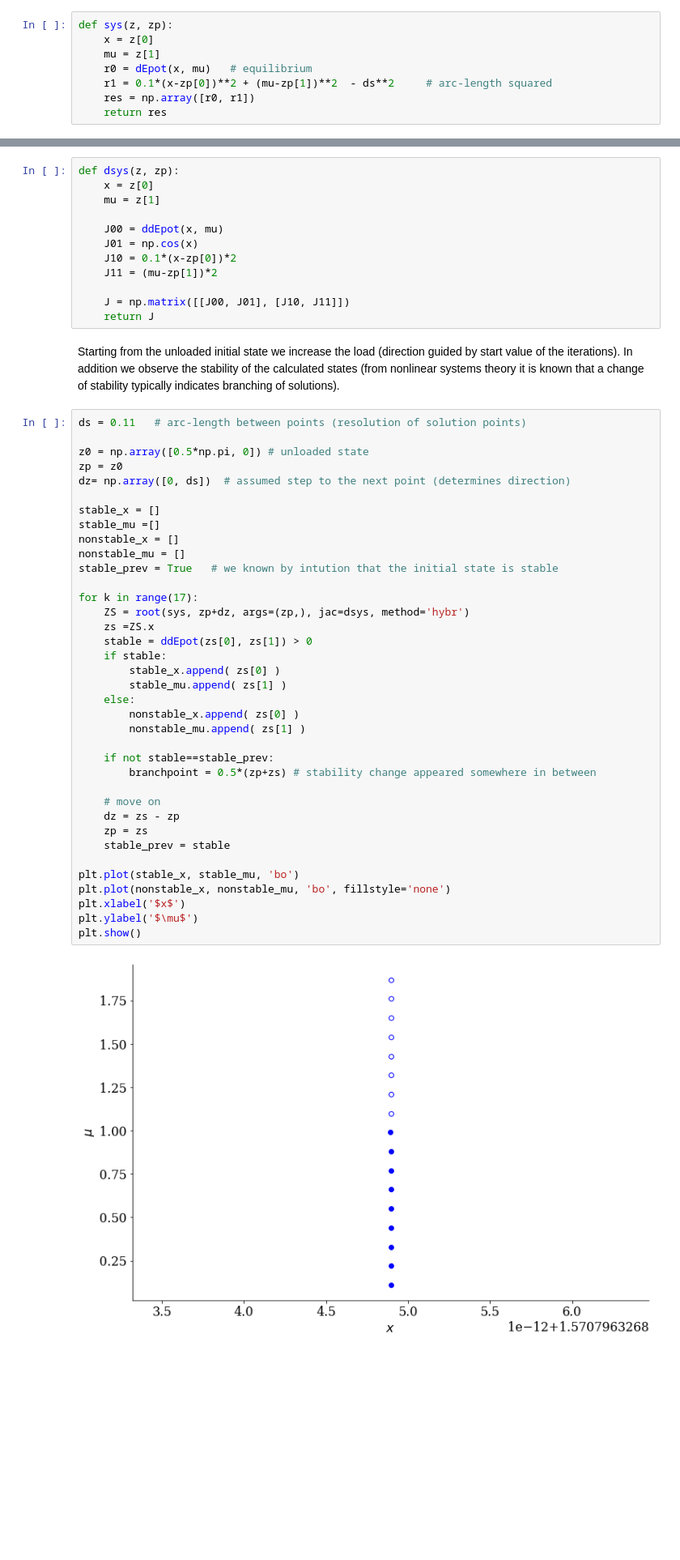
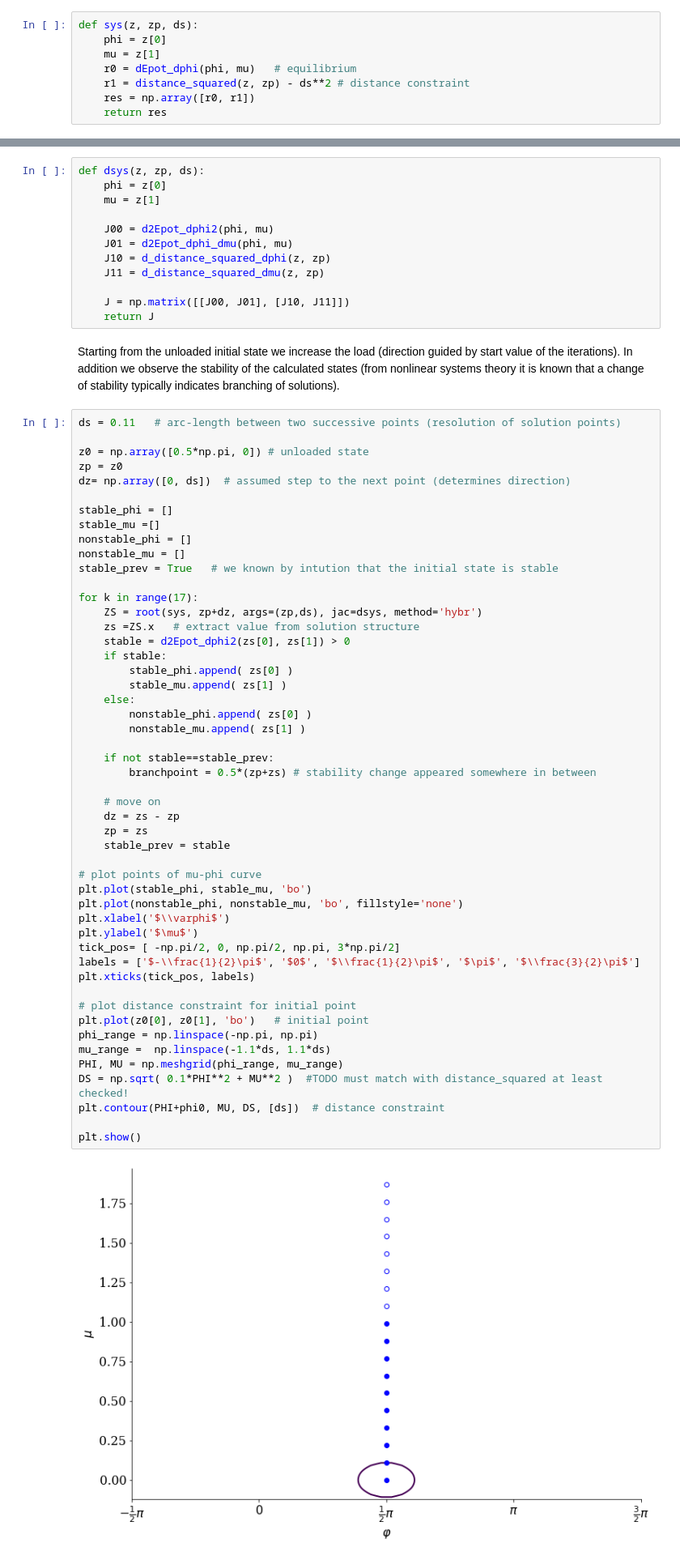
Before and after one commit to nagelt/Numerical_Methods_Introduction, a Jupyter notebook: 04d_Newton_arclength.ipynb, the cells around one changed output, grey strips where cells are left out. Shown: that part at 81% size. Drawn from its saved outputs; the diff is of its cells as text; blank space fills up the shorter version.

```diff
--- a/04d_Newton_arclength.ipynb
+++ b/04d_Newton_arclength.ipynb
@@ -84,11 +92,11 @@ Now it is time for the clever move, instead of solving for $x$ with the fixed pa
 # %% [markdown]
 The extended system (two equations for two unknowns), we have to solve, reads
 # %%
-def sys(z, zp):
-    x = z[0]
+def sys(z, zp, ds):
+    phi = z[0]
     mu = z[1]
-    r0 = dEpot(x, mu)   # equilibrium
-    r1 = 0.1*(x-zp[0])**2 + (mu-zp[1])**2  - ds**2     # arc-length squared
+    r0 = dEpot_dphi(phi, mu)   # equilibrium
+    r1 = distance_squared(z, zp) - ds**2 # distance constraint
     res = np.array([r0, r1])
     return res
 # %% [markdown]
@@ -98,53 +106,66 @@ And its Tangent reads
 # %%
-def dsys(z, zp):
-    x = z[0]
+def dsys(z, zp, ds):
+    phi = z[0]
     mu = z[1]
 
-    J00 = ddEpot(x, mu)
-    J01 = np.cos(x)
-    J10 = 0.1*(x-zp[0])*2
-    J11 = (mu-zp[1])*2
+    J00 = d2Epot_dphi2(phi, mu)
+    J01 = d2Epot_dphi_dmu(phi, mu)
+    J10 = d_distance_squared_dphi(z, zp)
+    J11 = d_distance_squared_dmu(z, zp)
 
     J = np.matrix([[J00, J01], [J10, J11]])
     return J
 # %% [markdown]
 Starting from the unloaded initial state we increase the load (direction guided by start value of the iterations). In addition we observe the stability of the calculated states (from nonlinear systems theory it is known that a change of stability typically indicates branching of solutions).
 # %%
-ds = 0.11   # arc-length between points (resolution of solution points)
+ds = 0.11   # arc-length between two successive points (resolution of solution points)
 
 z0 = np.array([0.5*np.pi, 0]) # unloaded state
 zp = z0
 dz= np.array([0, ds])  # assumed step to the next point (determines direction)
 
-stable_x = []
+stable_phi = []
 stable_mu =[]
-nonstable_x = []
+nonstable_phi = []
 nonstable_mu = []
 stable_prev = True   # we known by intution that the initial state is stable
 
 for k in range(17):
-    ZS = root(sys, zp+dz, args=(zp,), jac=dsys, method='hybr')
-    zs =ZS.x
-    stable = ddEpot(zs[0], zs[1]) > 0
+    ZS = root(sys, zp+dz, args=(zp,ds), jac=dsys, method='hybr')
+    zs =ZS.x   # extract value from solution structure
+    stable = d2Epot_dphi2(zs[0], zs[1]) > 0
     if stable:
-        stable_x.append( zs[0] )
+        stable_phi.append( zs[0] )
         stable_mu.append( zs[1] )
     else:
-        nonstable_x.append( zs[0] )
+        nonstable_phi.append( zs[0] )
         nonstable_mu.append( zs[1] )
 
     if not stable==stable_prev:
         branchpoint = 0.5*(zp+zs) # stability change appeared somewhere in between
 
     # move on
     dz = zs - zp
     zp = zs
     stable_prev = stable
 
-plt.plot(stable_x, stable_mu, 'bo')
-plt.plot(nonstable_x, nonstable_mu, 'bo', fillstyle='none')
-plt.xlabel('$x$')
+# plot points of mu-phi curve
+plt.plot(stable_phi, stable_mu, 'bo')
+plt.plot(nonstable_phi, nonstable_mu, 'bo', fillstyle='none')
+plt.xlabel('$\\varphi$')
 plt.ylabel('$\mu$')
+tick_pos= [ -np.pi/2, 0, np.pi/2, np.pi, 3*np.pi/2]
+labels = ['$-\\frac{1}{2}\pi$', '$0$', '$\\frac{1}{2}\pi$', '$\pi$', '$\\frac{3}{2}\pi$']
+plt.xticks(tick_pos, labels)
+
+# plot distance constraint for initial point
+plt.plot(z0[0], z0[1], 'bo')   # initial point
+phi_range = np.linspace(-np.pi, np.pi)
+mu_range =  np.linspace(-1.1*ds, 1.1*ds)
+PHI, MU = np.meshgrid(phi_range, mu_range)
+DS = np.sqrt( 0.1*PHI**2 + MU**2 )  #TODO must match with distance_squared at least checked!
+plt.contour(PHI+phi0, MU, DS, [ds])  # distance constraint
+
 plt.show()
 # %% [output]
-[figure, old version]
+[figure, new version]
```
Also changed, not shown: parts of 20 cells of this notebook, 2 other files.
